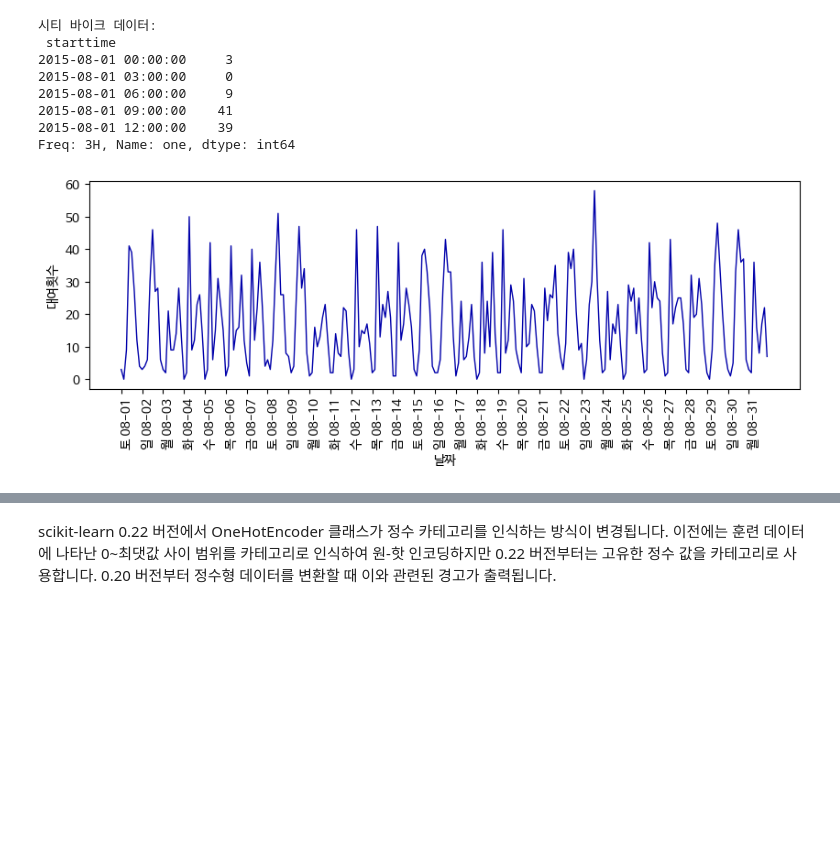
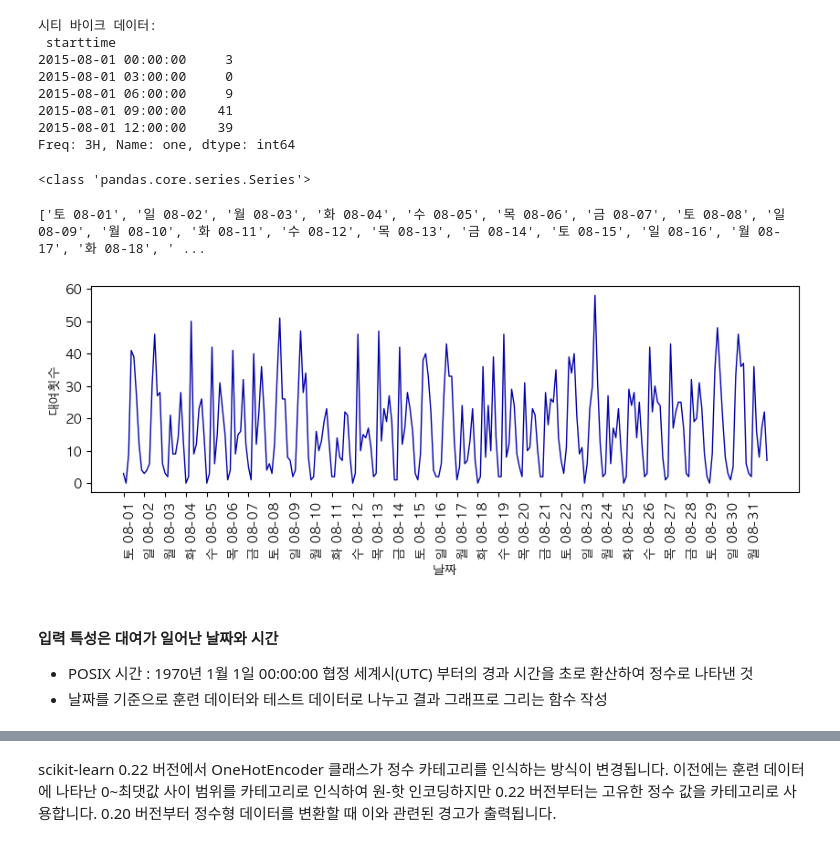
Before and after one commit to highfreshness/SeSAC, a Jupyter notebook: ml/04-representing-data-feature-engineering.ipynb, the cells around one changed output, grey strips where cells are left out. Saved outputs shown, nothing was run; the diff lists cells and outputs as text; code cells hidden in the pictures; blank space fills up the shorter version.

```diff
--- a/ml/04-representing-data-feature-engineering.ipynb
+++ b/ml/04-representing-data-feature-engineering.ipynb
@@ -665,20 +799,25 @@ print("시티 바이크 데이터:\n", citibike.head())
 2015-08-01 09:00:00    41
 2015-08-01 12:00:00    39
 Freq: 3H, Name: one, dtype: int64
+# %%
+print(type(citibike))
+# %% [output]
+<class 'pandas.core.series.Series'>
 # %%
 plt.figure(figsize=(10, 3))
-xticks = pd.date_range(start=citibike.index.min(), end=citibike.index.max(),
-                       freq='D')
+xticks = pd.date_range(start=citibike.index.min(), end=citibike.index.max(), freq='D')
 week = ["일", "월", "화","수", "목", "금", "토"]
-xticks_name = [week[int(w)]+d for w, d in zip(xticks.strftime("%w"),
-                                              xticks.strftime(" %m-%d"))]
+# %w : 일자
+xticks_name = [week[int(w)]+d for w, d in zip(xticks.strftime("%w"), xticks.strftime(" %m-%d"))]
+print(xticks_name)
 plt.xticks(xticks, xticks_name, rotation=90, ha="left")
 plt.plot(citibike, linewidth=1)
 plt.xlabel("날짜")
 plt.ylabel("대여횟수")
 plt.show() # 책에는 없음
 # %% [output]
+['토 08-01', '일 08-02', '월 08-03', '화 08-04', '수 08-05', '목 08-06', '금 08-07', '토 08-08', '일 08-09', '월 08-10', '화 08-11', '수 08-12', '목 08-13', '금 08-14', '토 08-15', '일 08-16', '월 08-17', '화 08-18', ' ...
-[figure, old version]
+[figure, new version]
 # %%
 # 타깃값 추출 (대여 횟수)
 y = citibike.values
@@ -686,6 +825,10 @@ y = citibike.values
 # 대신 view()를 사용합니다.
 # POSIX 시간을 10**9로 나누어 변경
 X = citibike.index.view("int64").reshape(-1, 1) // 10**9
+# %% [markdown]
+#### 입력 특성은 대여가 일어난 날짜와 시간
+* POSIX 시간 : 1970년 1월 1일 00:00:00 협정 세계시(UTC) 부터의 경과 시간을 초로 환산하여 정수로 나타낸 것
+* 날짜를 기준으로 훈련 데이터와 테스트 데이터로 나누고 결과 그래프로 그리는 함수 작성
 # %%
 # 처음 184개 데이터 포인트를 훈련 세트로 사용하고 나머지는 테스트 세트로 사용합니다
 n_train = 184
```
Also changed, not shown: parts of 70 cells of this notebook, 2 other files.
